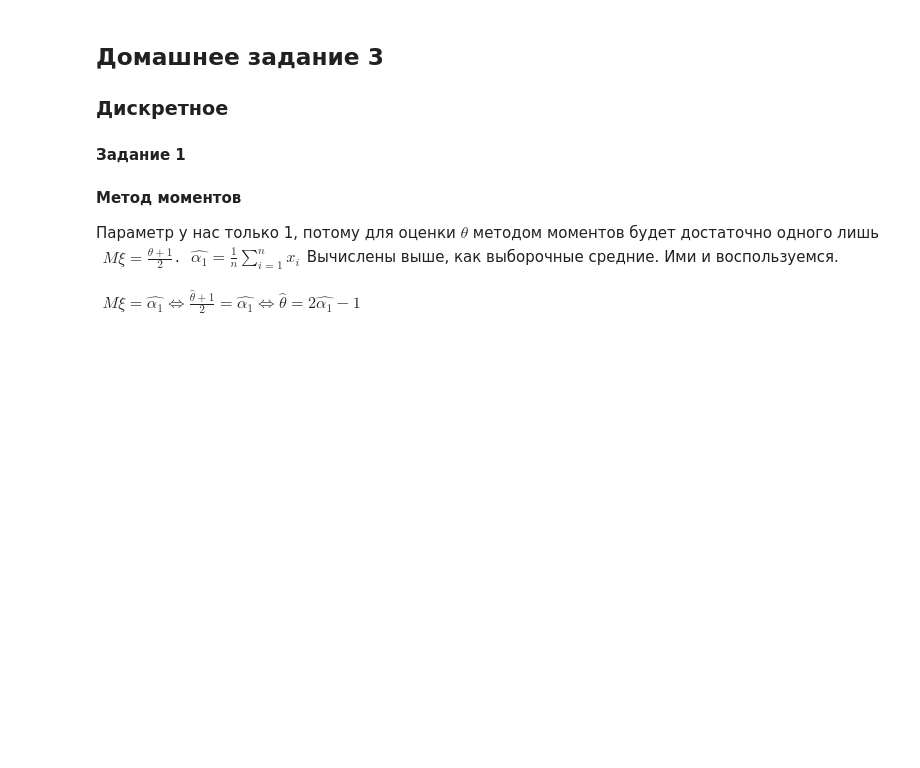
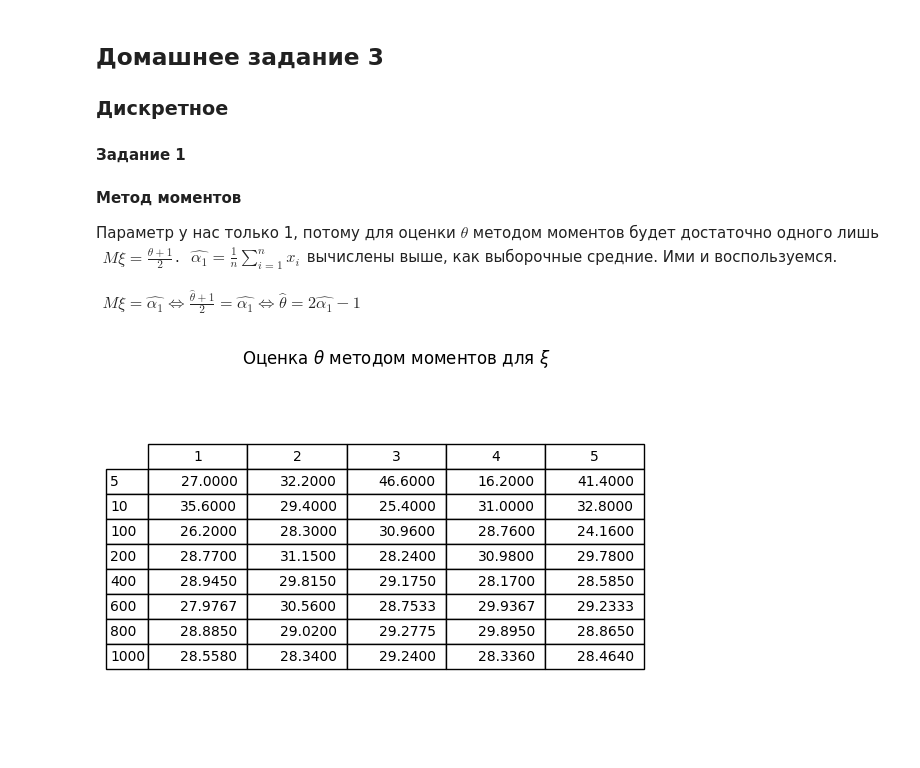
Before and after one commit to TimothyTur/skb201tur-ms-hws, a Jupyter notebook: СКБ201 Тур.ipynb, the cells around one changed output. Saved outputs shown, nothing was run; the diff lists cells and outputs as text; code cells hidden in the pictures; blank space fills up the shorter version.

```diff
--- a/СКБ201 Тур.ipynb
+++ b/СКБ201 Тур.ipynb
@@ -895,7 +895,17 @@ ax[1].set_title('Разница выборочной дисперсии и ди
 #### Задание 1 <a class="anchor" id="hw3d1"></a>
 # %% [markdown]
 <b> Метод моментов </b>
-<p> Параметр у нас только 1, потому для оценки $\theta$ методом моментов будет достаточно одного лишь $ \begin{align*} M\xi  = \frac{\theta+1}{2} \end{align*} $. $ \begin{align*} \hat{\alpha_1} = \frac{1}{n}\sum_{i=1}^n x_i \end{align*} $ Вычислены выше, как выборочные средние. Ими и воспользуемся. </p>
-<p> $ \begin{align*} M\xi = \hat{\alpha_1} \Leftrightarrow \frac{\hat{\theta}+1}{2} = \hat{\alpha_1} \Leftrightarrow \hat{\theta} = 2\hat{\alpha_1}-1  \end{align*} $</p>
+<p> Параметр у нас только 1, потому для оценки $\theta$ методом моментов будет достаточно одного лишь $ \begin{align*} M\xi  = \frac{\theta+1}{2} \end{align*} $. $ \begin{align*} \hat{\alpha_1} = \frac{1}{n}\sum_{i=1}^n x_i \end{align*} $ вычислены выше, как выборочные средние. Ими и воспользуемся. </p>
+<p> $ \begin{align*} M\xi = \hat{\alpha_1} \Leftrightarrow \frac{\hat{\theta}+1}{2} = \hat{\alpha_1} \Leftrightarrow \hat{\theta} = 2\hat{\alpha_1}-1  \end{align*} $ </p>
+# %%
+estimthetaxi_mm = 2*meansxi-1
+estimthetaxi_mm_demo = np.array([['%.4f' % i for i in j] for j in estimthetaxi_mm])
+
+plt.table(cellText = estimthetaxi_mm_demo, rowLabels=n, colLabels=[1,2,3,4,5],
+          loc='center').scale(1, 1.5)
+plt.gca().set_axis_off()
+plt.title('Оценка $\\theta$ методом моментов для $\\xi$');
+# %% [output]
+[figure, added]
 # %% [markdown]
 <b> Метод максимального правдоподобия </b>
```
Also changed, not shown: parts of 53 cells of this notebook, 3 other files.
